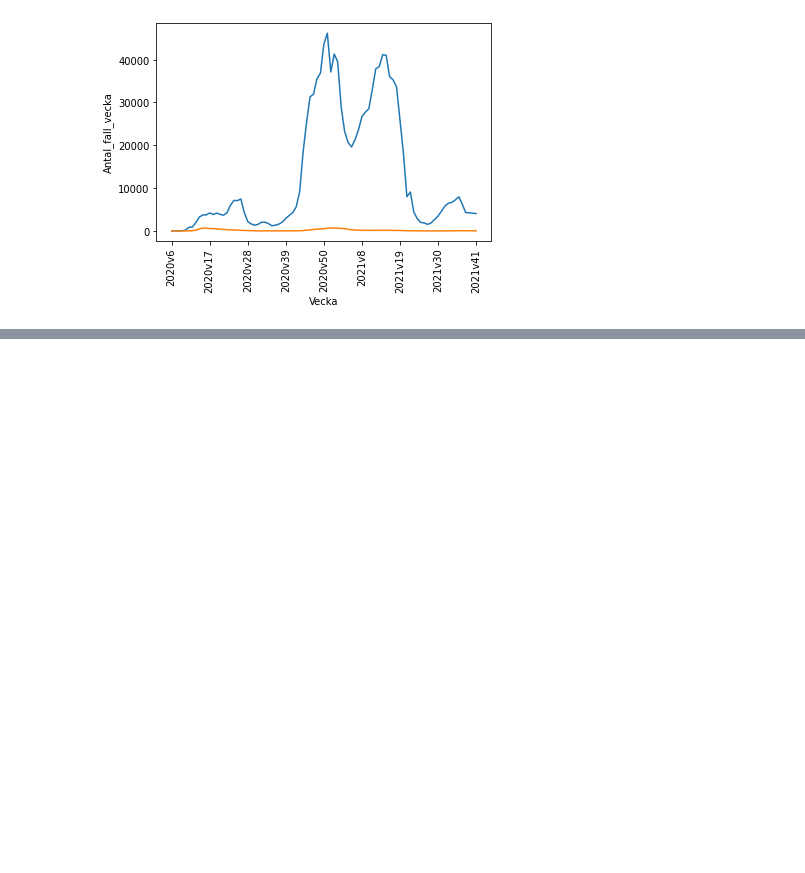
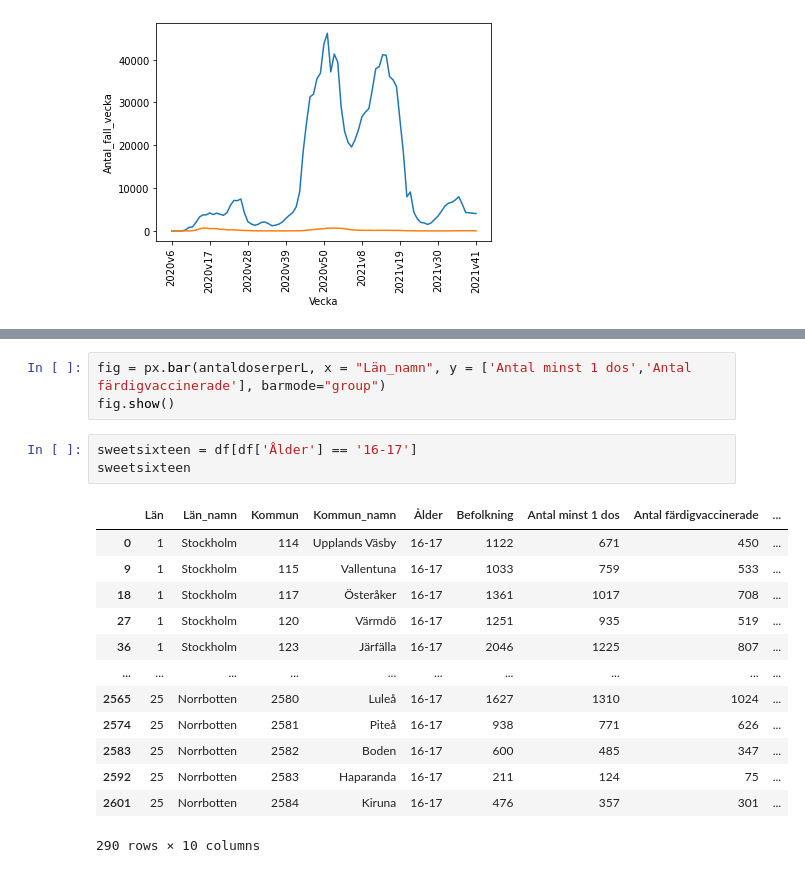
Before and after one commit to RealRadioactiveapple/Datasbehandling_Jim_Sorberg, a Jupyter notebook: Labs/Labb_1.ipynb, the cells around one changed output, grey strips where cells are left out. Saved outputs shown, nothing was run; the diff lists cells and outputs as text; blank space fills up the shorter version.

```diff
--- a/Labs/Labb_1.ipynb
+++ b/Labs/Labb_1.ipynb
@@ -110,0 +178,20 @@ KeyError: ('Antal_fall_vecka', 'Antal_avlidna_vecka')
+# %%
+fig = px.bar(antaldoserperL, x = "Län_namn", y = ['Antal minst 1 dos','Antal färdigvaccinerade'], barmode="group")
+fig.show()
+# %%
+sweetsixteen = df[df['Ålder'] == '16-17']
+sweetsixteen
+# %% [output]
+|  | Län | Län_namn | Kommun | Kommun_namn | Ålder | Befolkning | Antal minst 1 dos | Antal färdigvaccinerade | ... |
+| 0 | 1 | Stockholm | 114 | Upplands Väsby | 16-17 | 1122 | 671 | 450 | ... |
+| 9 | 1 | Stockholm | 115 | Vallentuna | 16-17 | 1033 | 759 | 533 | ... |
+| 18 | 1 | Stockholm | 117 | Österåker | 16-17 | 1361 | 1017 | 708 | ... |
+| 27 | 1 | Stockholm | 120 | Värmdö | 16-17 | 1251 | 935 | 519 | ... |
+| 36 | 1 | Stockholm | 123 | Järfälla | 16-17 | 2046 | 1225 | 807 | ... |
+| ... | ... | ... | ... | ... | ... | ... | ... | ... | ... |
+| 2565 | 25 | Norrbotten | 2580 | Luleå | 16-17 | 1627 | 1310 | 1024 | ... |
+| 2574 | 25 | Norrbotten | 2581 | Piteå | 16-17 | 938 | 771 | 626 | ... |
+| 2583 | 25 | Norrbotten | 2582 | Boden | 16-17 | 600 | 485 | 347 | ... |
+| 2592 | 25 | Norrbotten | 2583 | Haparanda | 16-17 | 211 | 124 | 75 | ... |
+| 2601 | 25 | Norrbotten | 2584 | Kiruna | 16-17 | 476 | 357 | 301 | ... |
+290 rows × 10 columns
```
Also changed, not shown: parts of 16 cells of this notebook, 3 other files.
